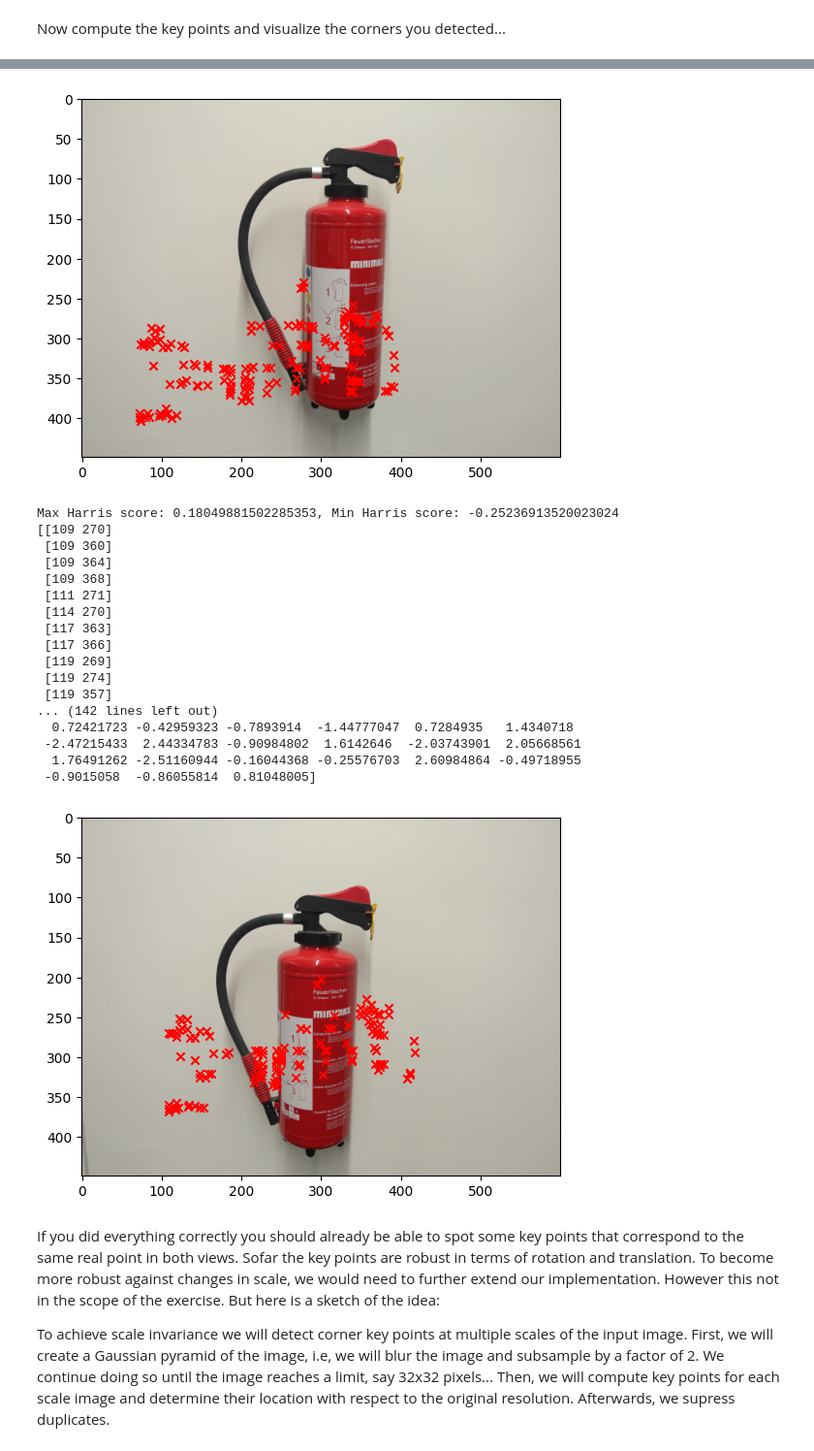
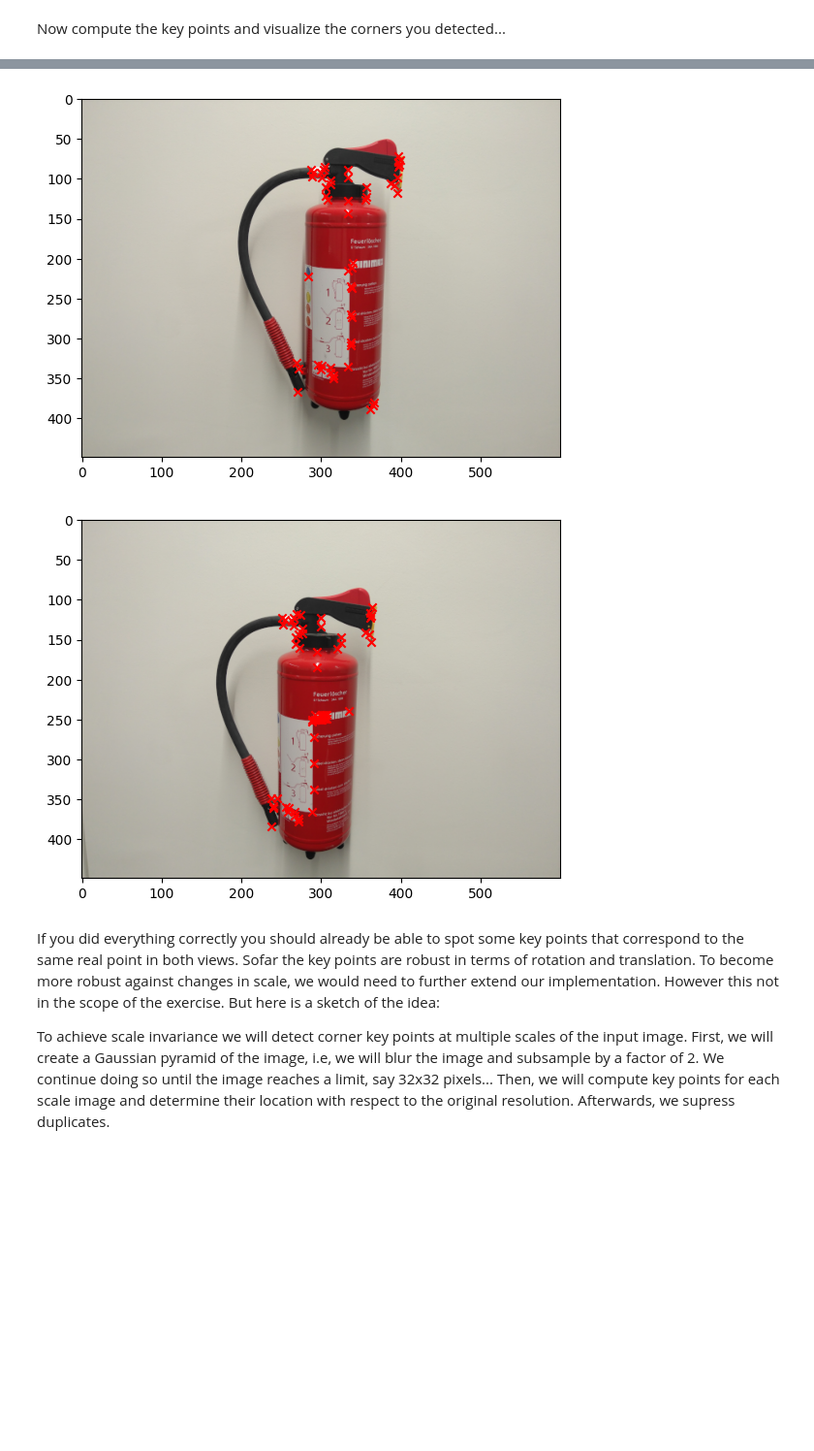
Before and after one commit to keanehui/CV-Exercises, a Jupyter notebook: 4.0-tl-feature-matching.ipynb, the cells around one changed output, grey strips where cells are left out. Shown at 97% size. Cells and saved outputs as stored; diff of their text form; code cells hidden in the pictures; blank space fills up the shorter version.

```diff
--- a/4.0-tl-feature-matching.ipynb
+++ b/4.0-tl-feature-matching.ipynb
@@ -197,8 +174,7 @@ def plot_keypoints(img, points):
 
 keypoints = {}
 for i, target_image in  enumerate([view1, view2]):
-    points, angles = detect_corner_keypoints(target_image, window_size=5, k=0.05, threshold=0.001)
-    print(points, angles)
+    points, angles = detect_corner_keypoints(target_image, window_size=5, threshold=10)
     keypoints[f"view{i+1}"] = (points, angles)
     plot_keypoints(target_image, points)
 # %% [output]
@@ -222,22 +181,5 @@ Max Harris score: 0.17739858853538668, Min Harris score: -0.25693551427884564
-[figure, old version]
+[figure, new version]
-Max Harris score: 0.18049881502285353, Min Harris score: -0.25236913520023024
-[[109 270]
- [109 360]
- [109 364]
- [109 368]
- [111 271]
- [114 270]
- [117 363]
- [117 366]
- [119 269]
- [119 274]
- [119 357]
-... (142 lines left out)
-  0.72421723 -0.42959323 -0.7893914  -1.44777047  0.7284935   1.4340718
- -2.47215433  2.44334783 -0.90984802  1.6142646  -2.03743901  2.05668561
-  1.76491262 -2.51160944 -0.16044368 -0.25576703  2.60984864 -0.49718955
- -0.9015058  -0.86055814  0.81048005]
-[figure, old version]
+[figure, new version]
 # %% [markdown]
 If you did everything correctly you should already be able to spot some key points that correspond to the same real point in both views. Sofar the key points are robust in terms of rotation and translation. To become more robust against changes in scale, we would need to further extend our implementation. However this not in the scope of the exercise. But here is a sketch of the idea:
 
```
Also changed, not shown: parts of 12 cells of this notebook.
